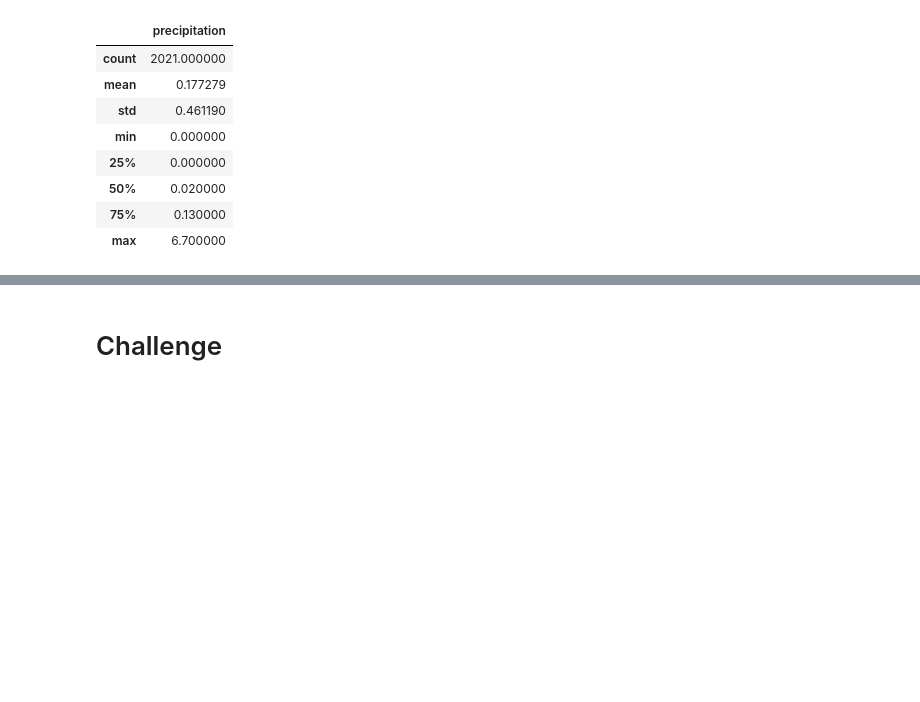
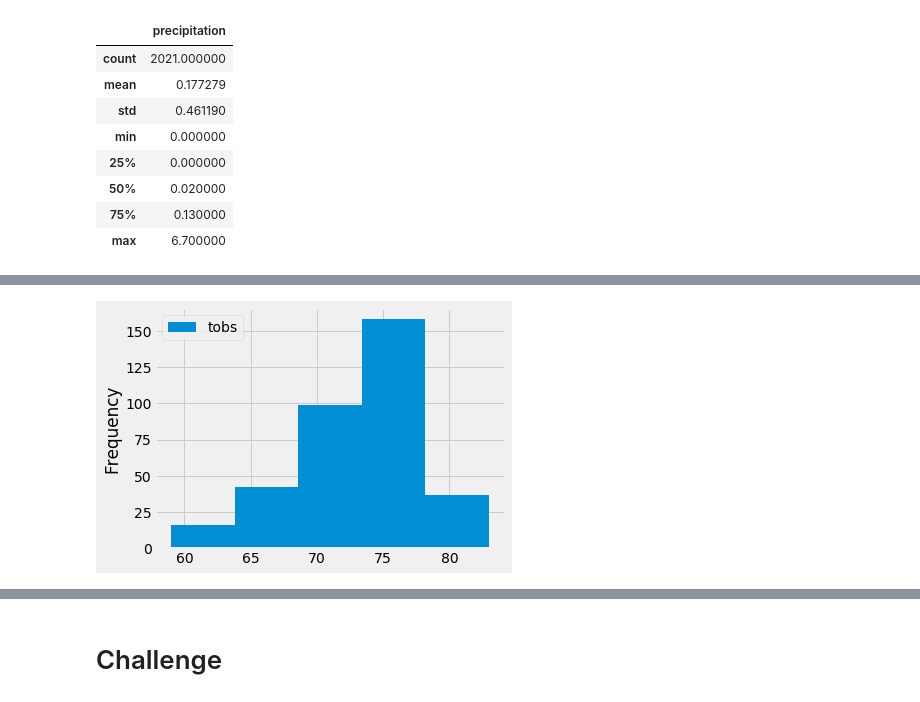
Before and after one commit to itilakGH/surfs_up, a Jupyter notebook: climate_analysis.ipynb, the cells around one changed output, grey strips where cells are left out. Saved outputs shown, nothing was run; the diff lists cells and outputs as text; code cells hidden in the pictures; blank space fills up the shorter version.

```diff
--- a/climate_analysis.ipynb
+++ b/climate_analysis.ipynb
@@ -91,0 +141,5 @@ df.describe()
+# %%
+df_t.plot.hist(bins=5)
+plt.tight_layout()
+# %% [output]
+[figure, added]
```
Also changed, not shown: parts of 7 cells of this notebook.
